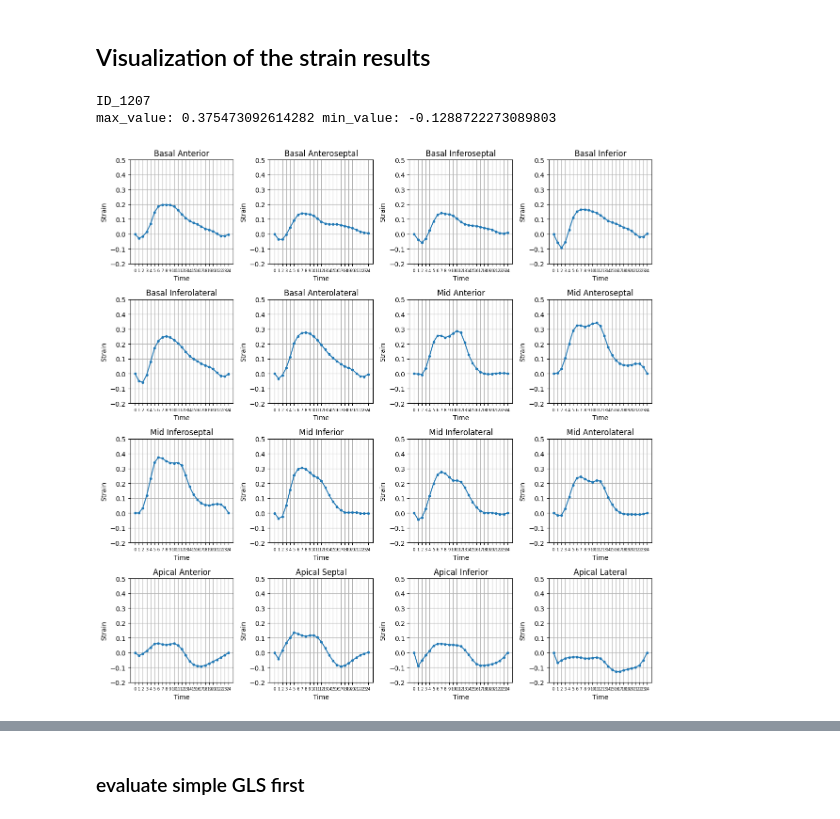
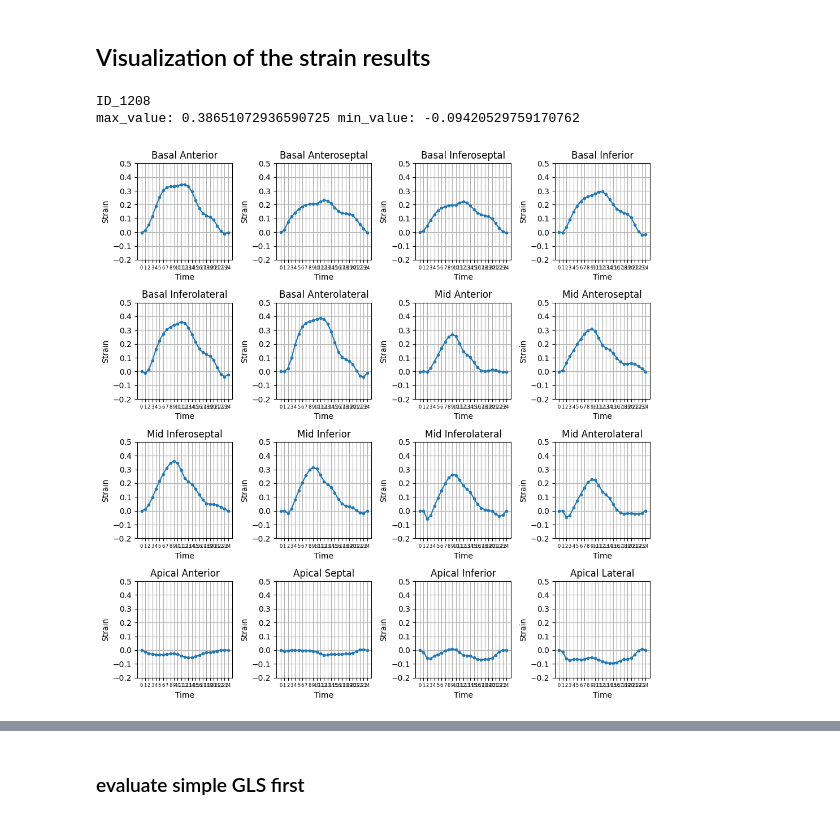
Before and after one commit to zhennongchen/DeepStrain, a Jupyter notebook: main_ML_analysis.ipynb, the cells around one changed output, grey strips where cells are left out. Cells and saved outputs as stored; diff of their text form; code cells hidden in the pictures.

```diff
--- a/main_ML_analysis.ipynb
+++ b/main_ML_analysis.ipynb
@@ -212,7 +212,7 @@ label_sheet = pd.read_excel('/mnt/camca_NAS/HFpEF/data/HFpEF_data/Patient_list/r
 # %%
 ### visualize strain
 label_sheet = pd.read_excel('/mnt/camca_NAS/HFpEF/data/HFpEF_data/Patient_list/re-admission-info/HFpEF_readmission_list_finalized.xlsx')
-for i in range(3, 4):#label_sheet.shape[0]):
+for i in range(6,7):#label_sheet.shape[0]):
     patient_id = ff.XX_to_ID_00XX(label_sheet.iloc[i, 0])
     print(patient_id)
 
@@ -231,34 +231,34 @@ for i in range(3, 4):#label_sheet.shape[0]):
 
     # Time points from 0 to 15 (total 16 points, but since your data has 15 observations, use 0 to 14)
     time_points = np.arange(25)
 
     # find the max and min value in data
     max_value = np.max(data)
     min_value = np.min(data)
     print('max_value:', max_value, 'min_value:', min_value)
     ytick_values = np.arange(np.round(min_value - 0.1,1), np.round(max_value + 0.2,1), 0.1)
 
     # Create a 4x4 grid of plots
-    fig, axes = plt.subplots(4, 4, figsize=(12, 12))
+    fig, axes = plt.subplots(4, 4, figsize=(10,10))
     axes = axes.flatten()
 
     for i in range(16):
         axes[i].plot(time_points, data[i, :], marker='o', markersize = 3)
         axes[i].set_title(segment_names[i])
         axes[i].set_xlabel('Time')
         axes[i].set_ylabel('Strain')
         axes[i].grid(True)
         axes[i].set_ylim(np.min(ytick_values), np.max(ytick_values))
         # axes[i].set_ylim(-0.10,0.50)
         axes[i].set_yticks(ytick_values)
         axes[i].set_xticks(time_points,fontsize=1)
         axes[i].set_xticklabels(time_points, fontsize=6)
 
 
     # Adjust layout to prevent overlap
     plt.tight_layout()
     plt.show()
 # %% [output]
-ID_1207
-max_value: 0.375473092614282 min_value: -0.1288722273089803
+ID_1208
+max_value: 0.38651072936590725 min_value: -0.09420529759170762
-[figure, old version]
+[figure, new version]
```
Also changed, not shown: parts of 2 cells of this notebook.
